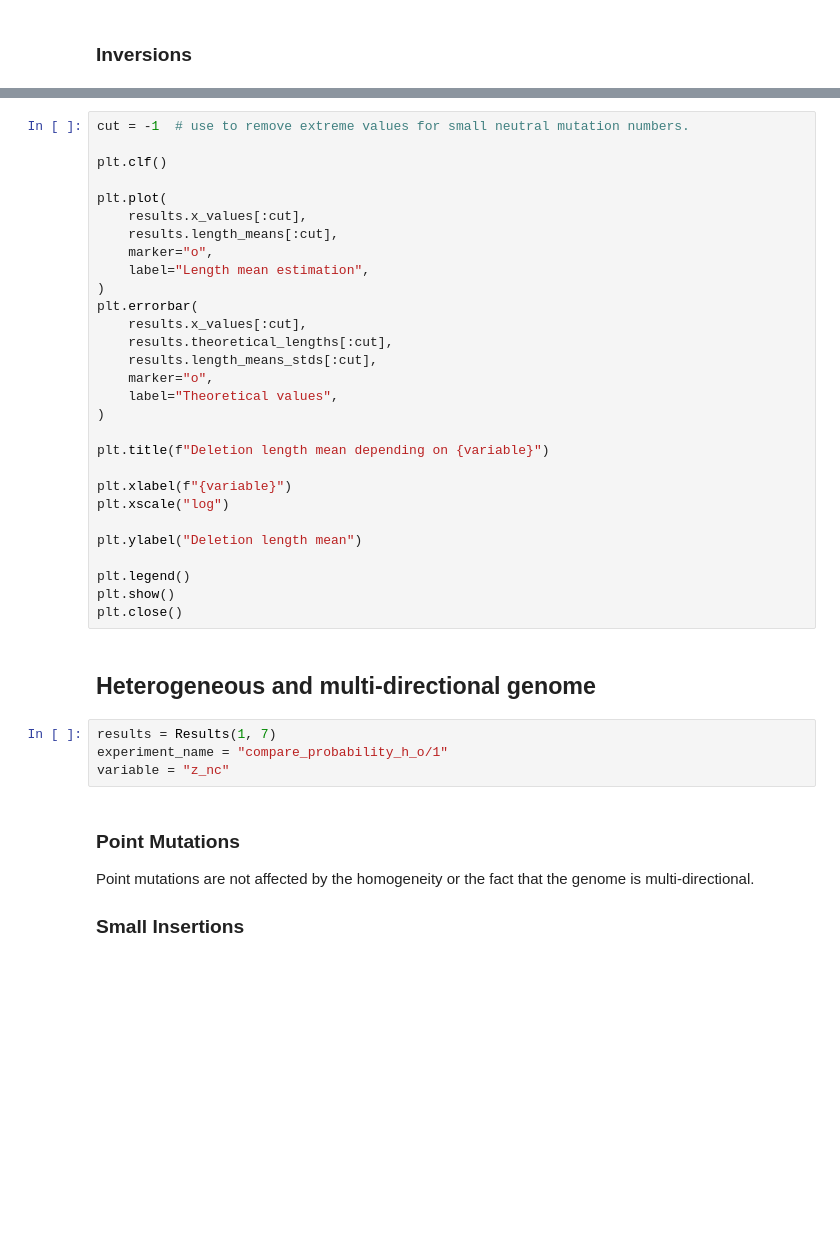
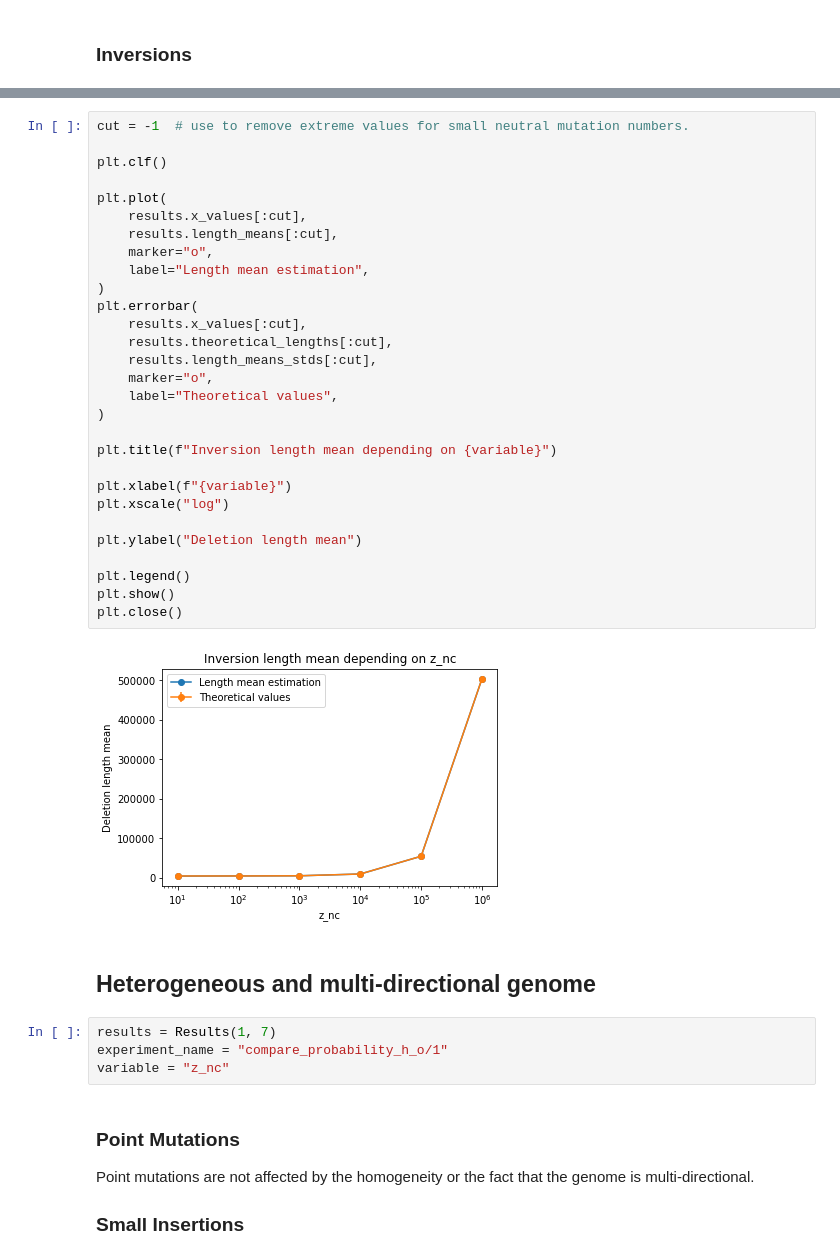
Before and after one commit to Jojobarbarr/AL_predict, a Jupyter notebook: Mutagenese.ipynb, the cells around one changed output, grey strips where cells are left out. Saved outputs shown, nothing was run; the diff lists cells and outputs as text; blank space fills up the shorter version.

```diff
--- a/Mutagenese.ipynb
+++ b/Mutagenese.ipynb
@@ -493,38 +517,40 @@ plt.show()
-# %%
-cut = -1  # use to remove extreme values for small neutral mutation numbers.
-
-plt.clf()
-
-plt.plot(
-    results.x_values[:cut],
-    results.length_means[:cut],
-    marker="o",
-    label="Length mean estimation",
-)
-plt.errorbar(
-    results.x_values[:cut],
-    results.theoretical_lengths[:cut],
-    results.length_means_stds[:cut],
-    marker="o",
-    label="Theoretical values",
-)
-
-plt.title(f"Deletion length mean depending on {variable}")
-
-plt.xlabel(f"{variable}")
-plt.xscale("log")
-
-plt.ylabel("Deletion length mean")
-
-plt.legend()
-plt.show()
-plt.close()
-# %% [markdown]
-## Heterogeneous and multi-directional genome
-# %%
-results = Results(1, 7)
-experiment_name = "compare_probability_h_o/1"
-variable = "z_nc"
+# %%
+cut = -1  # use to remove extreme values for small neutral mutation numbers.
+
+plt.clf()
+
+plt.plot(
+    results.x_values[:cut],
+    results.length_means[:cut],
+    marker="o",
+    label="Length mean estimation",
+)
+plt.errorbar(
+    results.x_values[:cut],
+    results.theoretical_lengths[:cut],
+    results.length_means_stds[:cut],
+    marker="o",
+    label="Theoretical values",
+)
+
+plt.title(f"Inversion length mean depending on {variable}")
+
+plt.xlabel(f"{variable}")
+plt.xscale("log")
+
+plt.ylabel("Deletion length mean")
+
+plt.legend()
+plt.show()
+plt.close()
+# %% [output]
+[figure, added]
+# %% [markdown]
+## Heterogeneous and multi-directional genome
+# %%
+results = Results(1, 7)
+experiment_name = "compare_probability_h_o/1"
+variable = "z_nc"
 # %% [markdown]
 ### Point Mutations
 Point mutations are not affected by the homogeneity or the fact that the genome is multi-directional.
```
Also changed, not shown: parts of 68 cells of this notebook, 6 other files.
